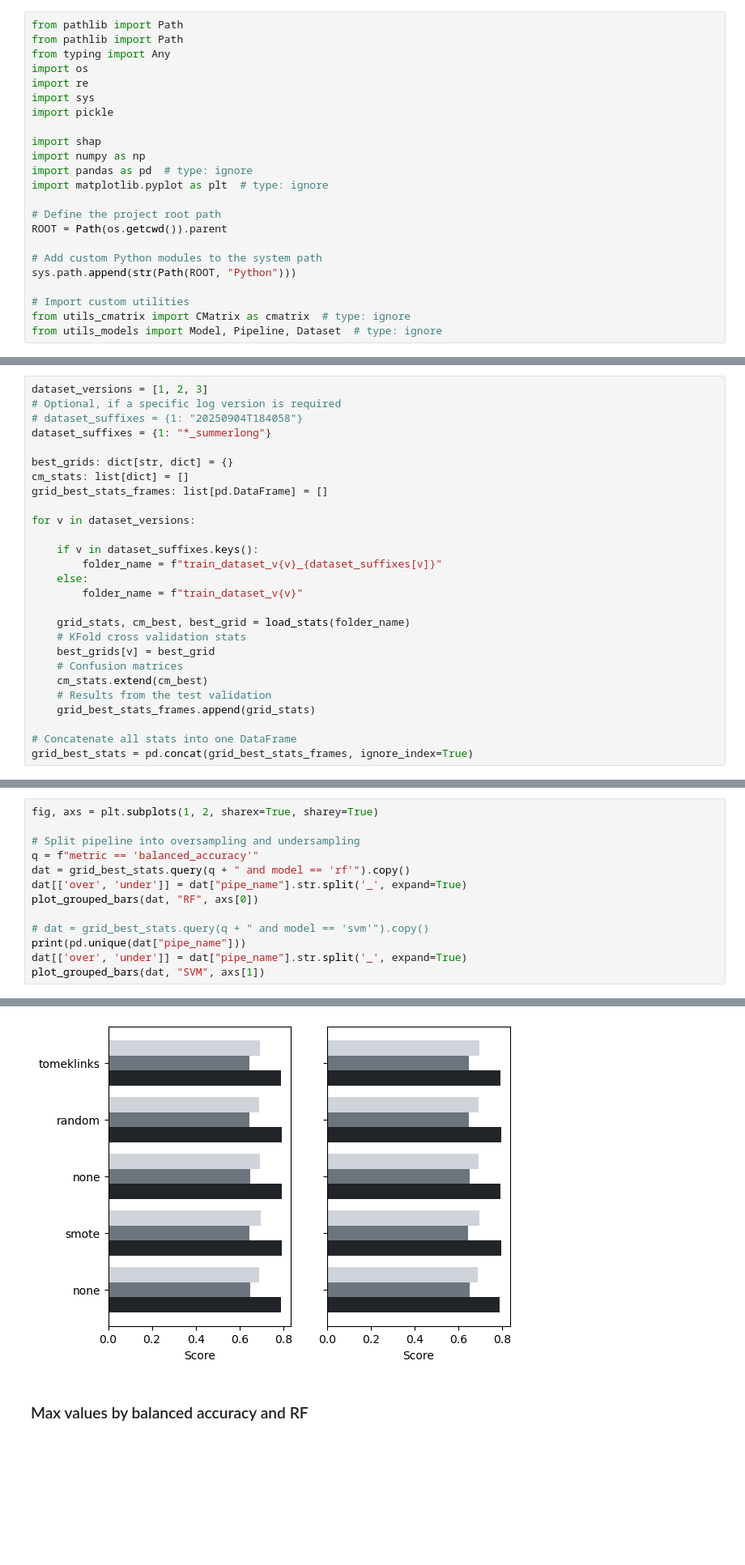
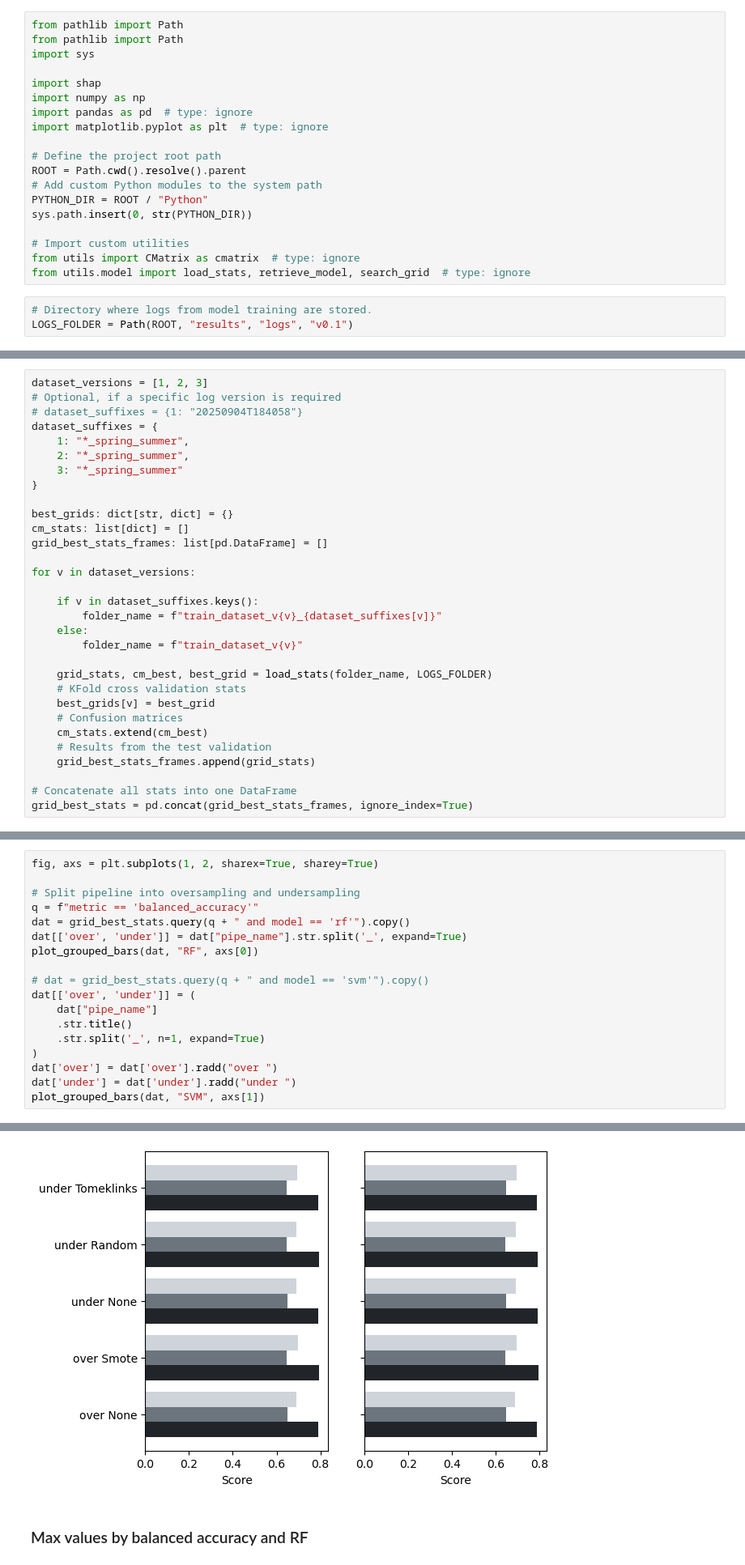
Before and after one commit to CristianICS/ML-burnt-vegetation, a Jupyter notebook: Notebooks/inspect_models.ipynb, the cells around one changed output, grey strips where cells are left out. Shown at 81% size. Drawn from its saved outputs; the diff is of its cells as text; blank space fills up the shorter version.

```diff
--- a/Notebooks/inspect_models.ipynb
+++ b/Notebooks/inspect_models.ipynb
@@ -9,11 +13,7 @@
 # %%
 from pathlib import Path
 from pathlib import Path
-from typing import Any
-import os
-import re
 import sys
-import pickle
 
 import shap
 import numpy as np
@@ -21,12 +21,15 @@ import pandas as pd  # type: ignore
 import matplotlib.pyplot as plt  # type: ignore
 
 # Define the project root path
-ROOT = Path(os.getcwd()).parent
-
+ROOT = Path.cwd().resolve().parent
 # Add custom Python modules to the system path
-sys.path.append(str(Path(ROOT, "Python")))
+PYTHON_DIR = ROOT / "Python"
+sys.path.insert(0, str(PYTHON_DIR))
 
 # Import custom utilities
-from utils_cmatrix import CMatrix as cmatrix  # type: ignore
-from utils_models import Model, Pipeline, Dataset  # type: ignore
+from utils import CMatrix as cmatrix  # type: ignore
+from utils.model import load_stats, retrieve_model, search_grid  # type: ignore
+# %%
+# Directory where logs from model training are stored.
+LOGS_FOLDER = Path(ROOT, "results", "logs", "v0.1")
 # %% [markdown]
@@ -201,7 +55,11 @@ def load_stats(
 dataset_versions = [1, 2, 3]
 # Optional, if a specific log version is required
 # dataset_suffixes = {1: "20250904T184058"}
-dataset_suffixes = {1: "*_summerlong"}
+dataset_suffixes = {
+    1: "*_spring_summer",
+    2: "*_spring_summer",
+    3: "*_spring_summer"
+}
 
 best_grids: dict[str, dict] = {}
 cm_stats: list[dict] = []
@@ -214,7 +72,7 @@ for v in dataset_versions:
     else:
         folder_name = f"train_dataset_v{v}"
 
-    grid_stats, cm_best, best_grid = load_stats(folder_name)
+    grid_stats, cm_best, best_grid = load_stats(folder_name, LOGS_FOLDER)
     # KFold cross validation stats
     best_grids[v] = best_grid
     # Confusion matrices
@@ -263,7 +121,12 @@ dat[['over', 'under']] = dat["pipe_name"].str.split('_', expand=True)
 plot_grouped_bars(dat, "RF", axs[0])
 
 # dat = grid_best_stats.query(q + " and model == 'svm'").copy()
-print(pd.unique(dat["pipe_name"]))
-dat[['over', 'under']] = dat["pipe_name"].str.split('_', expand=True)
+dat[['over', 'under']] = (
+    dat["pipe_name"]
+    .str.title()
+    .str.split('_', n=1, expand=True)
+)
+dat['over'] = dat['over'].radd("over ")
+dat['under'] = dat['under'].radd("under ")
 plot_grouped_bars(dat, "SVM", axs[1])
 # %% [output]
@@ -272,4 +133,4 @@ plot_grouped_bars(dat, "SVM", axs[1])
-[figure, old version]
+[figure, new version]
 # %% [markdown]
 ### Max values by balanced accuracy and RF
 # %%
```
Also changed, not shown: parts of 21 cells of this notebook, 23 other files.
